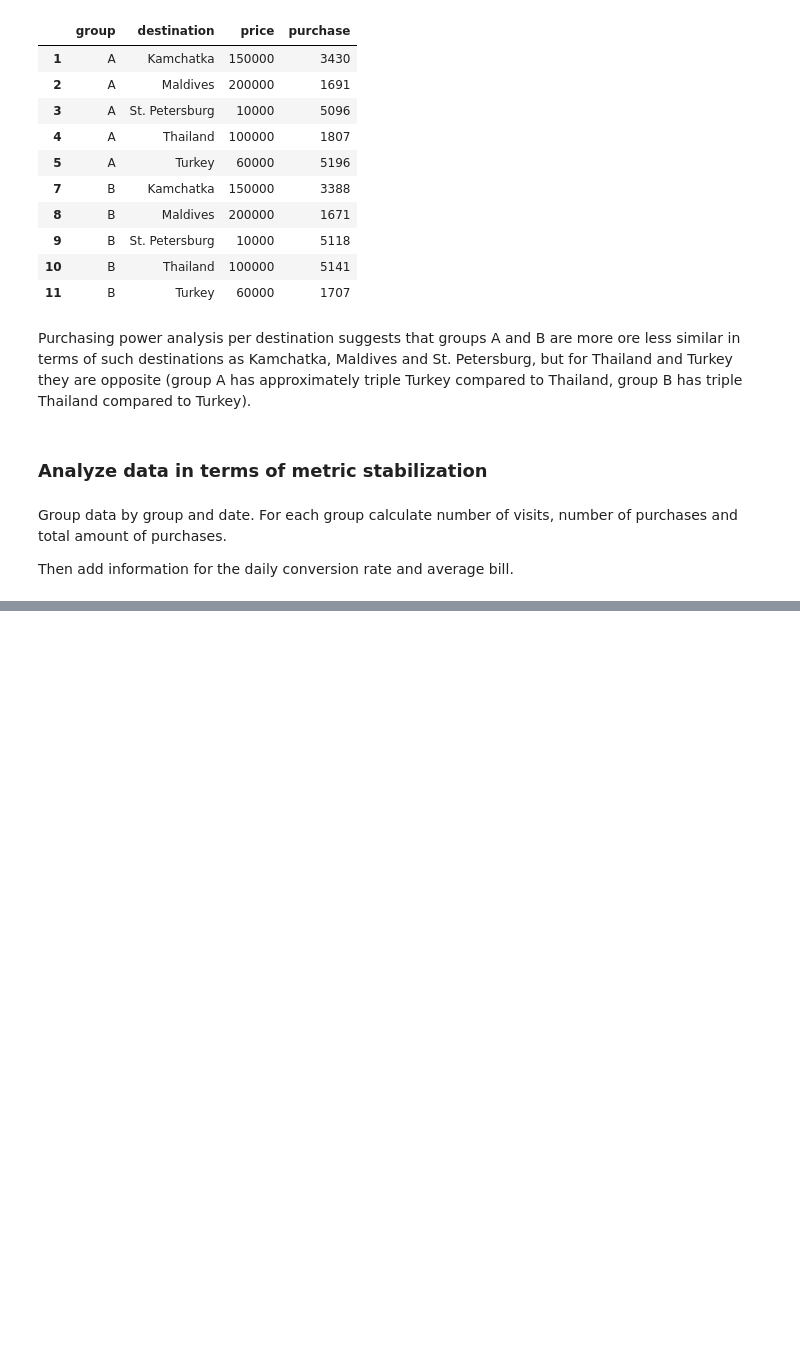
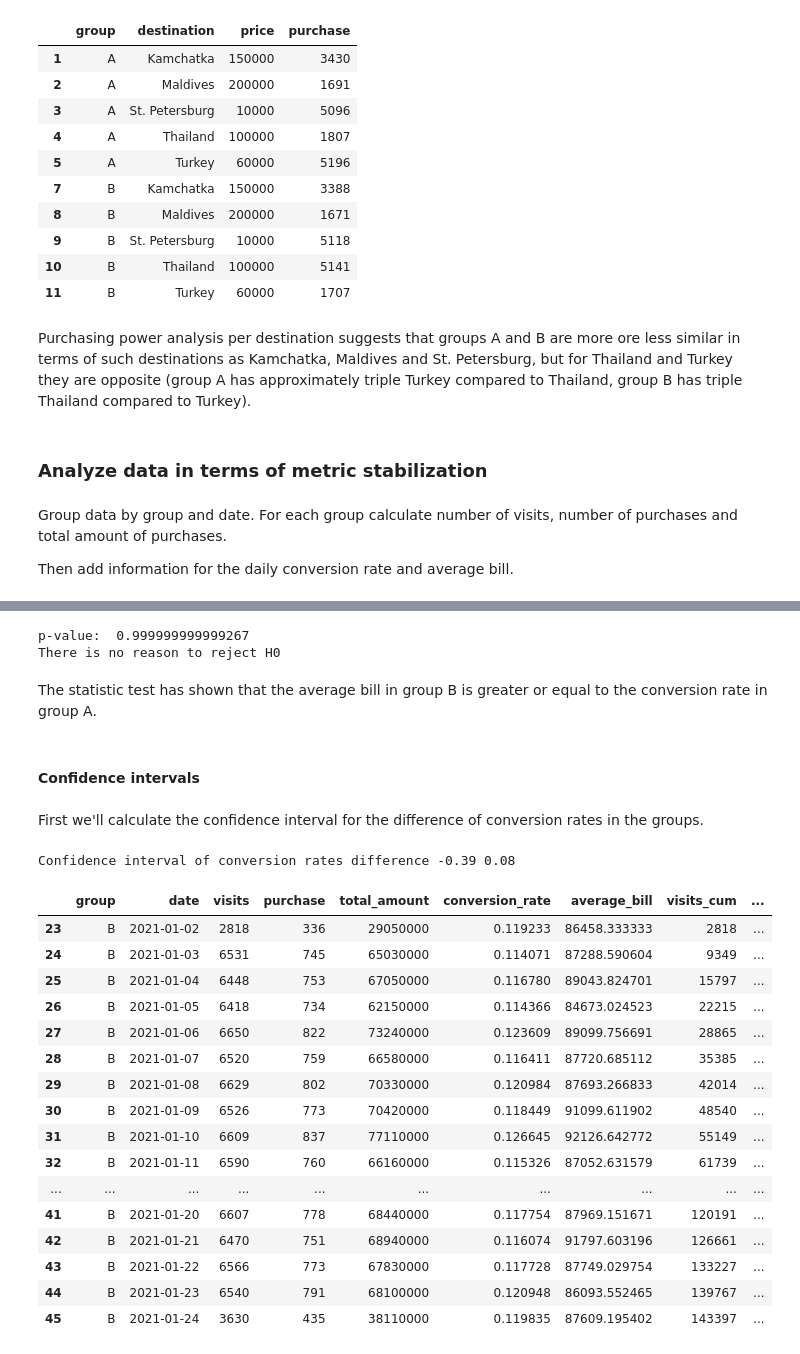
Before and after one commit to helios12/DataScienceProjects, a Jupyter notebook: tasks/task-11/Task-11-AB-Testing-Two-Landing-Pages.ipynb, the cells around one changed output, grey strips where cells are left out. Saved outputs shown, nothing was run; the diff lists cells and outputs as text; code cells hidden in the pictures; blank space fills up the shorter version.

```diff
--- a/tasks/task-11/Task-11-AB-Testing-Two-Landing-Pages.ipynb
+++ b/tasks/task-11/Task-11-AB-Testing-Two-Landing-Pages.ipynb
@@ -280,0 +330,59 @@ data
+# %%
+results = ttest_ind(
+    a=group_metrics_a['average_bill'],
+    b=group_metrics_b['average_bill'],
+    alternative='greater'
+)
+
+print('p-value: ', results.pvalue)
+
+if (results.pvalue <= alpha):
+    print('H0 can be rejected in favor of H1')
+else:
+    print('There is no reason to reject H0')
+# %% [output]
+p-value:  0.999999999999267
+There is no reason to reject H0
+# %% [markdown]
+The statistic test has shown that the average bill in group B is greater or equal to the conversion rate in group A.
+# %% [markdown]
+#### Confidence intervals
+# %% [markdown]
+First we'll calculate the confidence interval for the difference of conversion rates in the groups.
+# %%
+def diff_proportion_conf_interval(x_p, n, gamma=0.95):
+    alpha = 1 - gamma
+    diff = x_p[1] - x_p[0]
+    z_crit = -norm.ppf(alpha/2)
+    eps = z_crit * (x_p[0] * (1 - x_p[0])/n[0] + x_p[1] * (1 - x_p[1])/n[1]) ** 0.5
+    lower_bound = diff - eps
+    upper_bound = diff + eps
+    return lower_bound, upper_bound
+
+
+x_p = [group_metrics_a['conversion_rate'].mean(), group_metrics_b['conversion_rate'].mean()]
+n = [visits_a, visits_b]
+lower_bound, upper_bound = diff_proportion_conf_interval(x_p, n)
+print('Confidence interval of conversion rates difference', round(lower_bound*100, 2), round(upper_bound*100, 2))
+# %% [output]
+Confidence interval of conversion rates difference -0.39 0.08
+# %%
+group_metrics_b
+# %% [output]
+|  | group | date | visits | purchase | total_amount | conversion_rate | average_bill | visits_cum | ... |
+| 23 | B | 2021-01-02 | 2818 | 336 | 29050000 | 0.119233 | 86458.333333 | 2818 | ... |
+| 24 | B | 2021-01-03 | 6531 | 745 | 65030000 | 0.114071 | 87288.590604 | 9349 | ... |
+| 25 | B | 2021-01-04 | 6448 | 753 | 67050000 | 0.116780 | 89043.824701 | 15797 | ... |
+| 26 | B | 2021-01-05 | 6418 | 734 | 62150000 | 0.114366 | 84673.024523 | 22215 | ... |
+| 27 | B | 2021-01-06 | 6650 | 822 | 73240000 | 0.123609 | 89099.756691 | 28865 | ... |
+| 28 | B | 2021-01-07 | 6520 | 759 | 66580000 | 0.116411 | 87720.685112 | 35385 | ... |
+| 29 | B | 2021-01-08 | 6629 | 802 | 70330000 | 0.120984 | 87693.266833 | 42014 | ... |
+| 30 | B | 2021-01-09 | 6526 | 773 | 70420000 | 0.118449 | 91099.611902 | 48540 | ... |
+| 31 | B | 2021-01-10 | 6609 | 837 | 77110000 | 0.126645 | 92126.642772 | 55149 | ... |
+| 32 | B | 2021-01-11 | 6590 | 760 | 66160000 | 0.115326 | 87052.631579 | 61739 | ... |
+| ... | ... | ... | ... | ... | ... | ... | ... | ... | ... |
+| 41 | B | 2021-01-20 | 6607 | 778 | 68440000 | 0.117754 | 87969.151671 | 120191 | ... |
+| 42 | B | 2021-01-21 | 6470 | 751 | 68940000 | 0.116074 | 91797.603196 | 126661 | ... |
+| 43 | B | 2021-01-22 | 6566 | 773 | 67830000 | 0.117728 | 87749.029754 | 133227 | ... |
+| 44 | B | 2021-01-23 | 6540 | 791 | 68100000 | 0.120948 | 86093.552465 | 139767 | ... |
+| 45 | B | 2021-01-24 | 3630 | 435 | 38110000 | 0.119835 | 87609.195402 | 143397 | ... |
```
Also changed, not shown: parts of 20 cells of this notebook.
